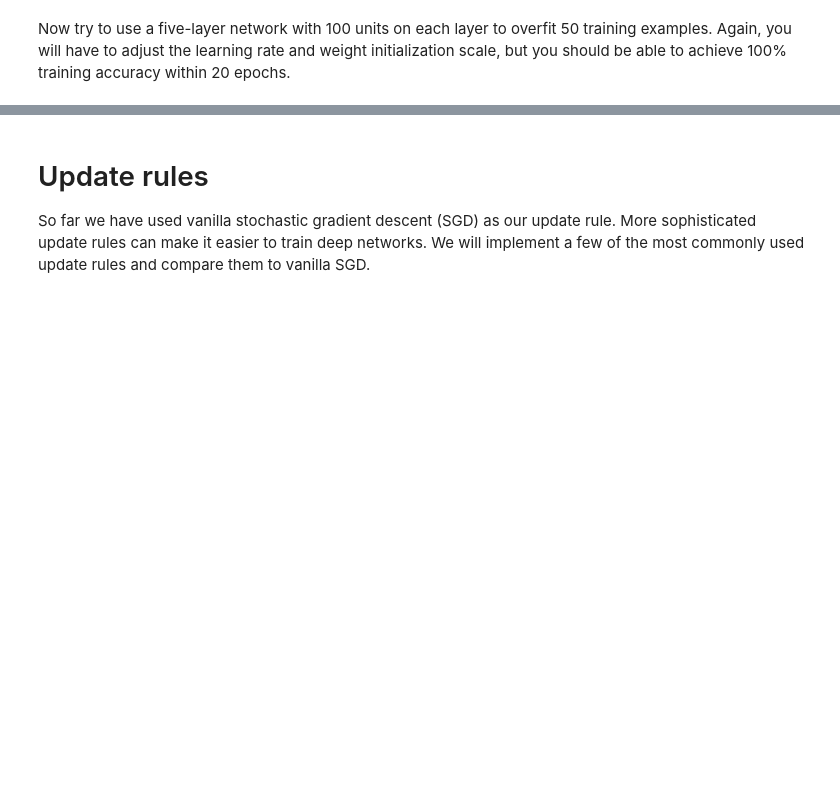
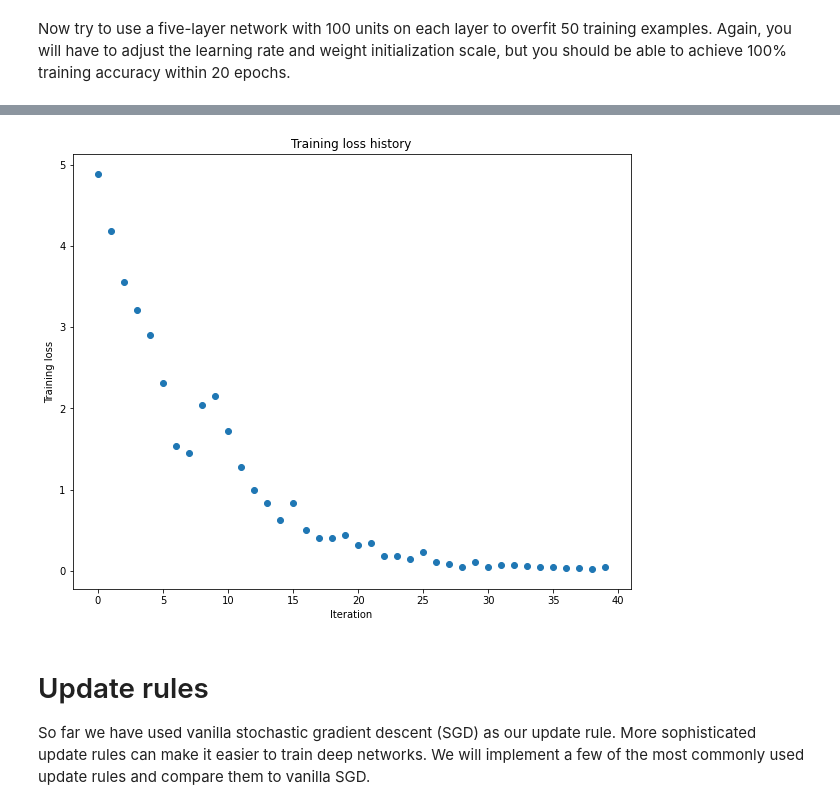
Before and after one commit to engineerJPark/EECS-498-007, a Jupyter notebook: Assignment/A3/fully_connected_networks.ipynb, the cells around one changed output, grey strips where cells are left out. Drawn from its saved outputs; the diff is of its cells as text; code cells hidden in the pictures; blank space fills up the shorter version.

```diff
--- a/Assignment/A3/fully_connected_networks.ipynb
+++ b/Assignment/A3/fully_connected_networks.ipynb
@@ -307,13 +337,13 @@ def linear_backward(dout, cache):
   # for dim in x.shape:
   #   x_dim.append(dim)
 
-  x_temp = x.reshape(x.shape[0], -1)
+  x_temp = x.reshape(x.shape[0], -1).to(**to_double_cuda)
 
-  dx = dout.mm(w.t()) #  NM*MD= ND
-  dw = x_temp.t().mm(dout) # DN*NM = DM
-  db = dout.sum(dim=0) # M
+  dx = dout.mm(w.t()).to(**to_double_cuda) #  NM*MD= ND
+  dw = x_temp.t().mm(dout).to(**to_double_cuda) # DN*NM = DM
+  db = dout.sum(dim=0).to(**to_double_cuda) # M
   # dx= dx.reshape(*x_dim)
-  dx = dx.reshape(x.shape)
+  dx = dx.reshape(x.shape).to(**to_double_cuda)
 
   # print("dx shape : ", dx.shape)
   # print("dw shape : ", dw.shape)
@@ -1108,14 +1215,15 @@ small_data = {
   'y_val': data_dict['y_val'],
 }
 
-learning_rate = 2e-3  # Experiment with this!
-weight_scale = 1e-5   # Experiment with this!
+# learning_rate = 2e-3  # Experiment with this!
+# weight_scale = 1e-5   # Experiment with this!
 ############################################################################
 # TODO: Change weight_scale and learning_rate so your model achieves 100%  #
 # training accuracy within 20 epochs.                                      #
 ############################################################################
 # Replace "pass" statement with your code
-pass
+learning_rate = 0.2  # Experiment with this!
+weight_scale = 0.1   # Experiment with this!
 ############################################################################
 #                             END OF YOUR CODE                             #
 ############################################################################
@@ -1135,3 +1243,4 @@ plt.title('Training loss history')
 plt.xlabel('Iteration')
 plt.ylabel('Training loss')
 plt.show()
+# %% [output]
@@ -1138,3 +1264,4 @@ plt.show()
+[figure, added]
 # %% [markdown]
 # Update rules
 So far we have used vanilla stochastic gradient descent (SGD) as our update rule. More sophisticated update rules can make it easier to train deep networks. We will implement a few of the most commonly used update rules and compare them to vanilla SGD.
```
Also changed, not shown: parts of 20 cells of this notebook.
